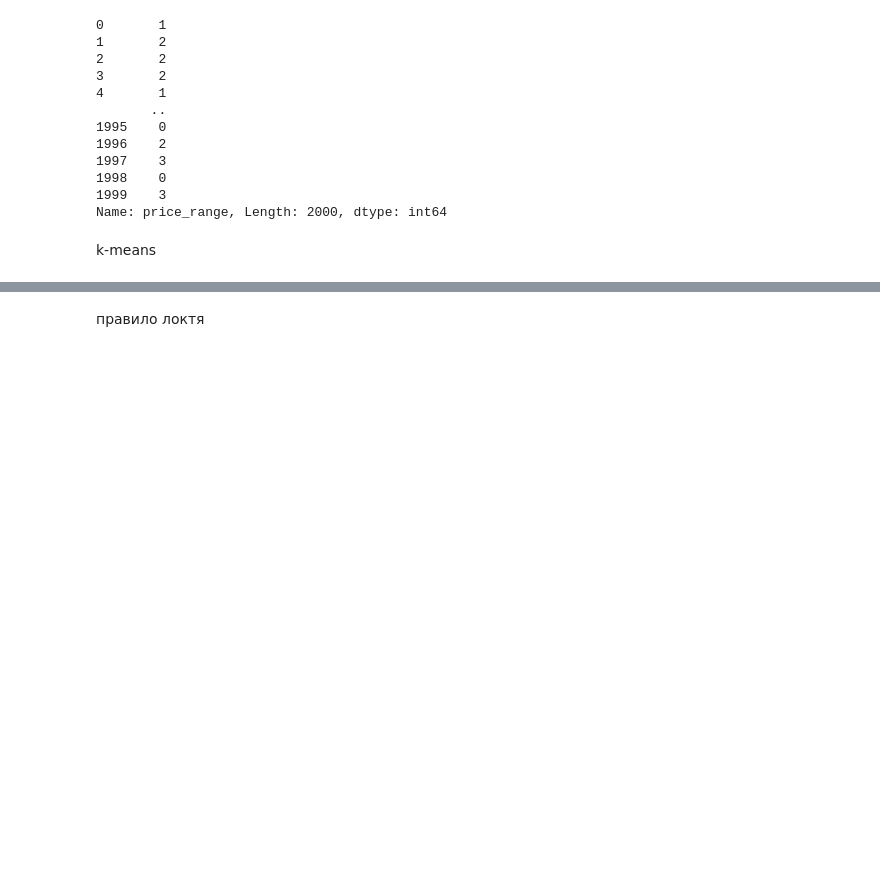
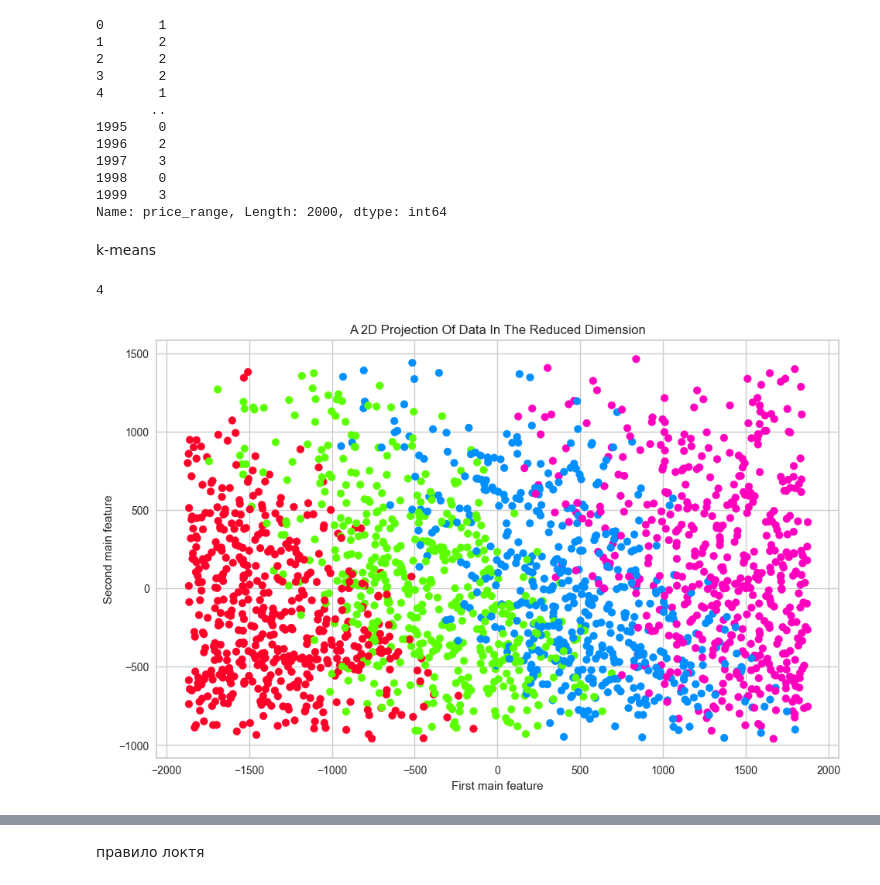
Before and after one commit to seruyvodoley/data-analysis-, a Jupyter notebook: 7 работа/Homework7.ipynb, the cells around one changed output, grey strips where cells are left out. Drawn from its saved outputs; the diff is of its cells as text; code cells hidden in the pictures; blank space fills up the shorter version.

```diff
--- a/7 работа/Homework7.ipynb
+++ b/7 работа/Homework7.ipynb
@@ -93,7 +94,10 @@ k-means
 # %%
 
 cl_count = np.unique(y if isinstance(y, np.ndarray) else y.values).size
+print(cl_count)
 kmean = KMeans(n_clusters=cl_count, random_state=7).fit(x)
+# %% [output]
+4
 # %%
 def plot_graphics(x, y, y_pred=None):
     fig = plt.figure(figsize=(25, 7))
@@ -124,6 +139,10 @@ def visualize_clusters(x, clusters):
     plt.ylabel('Component 2')
     plt.colorbar(label='Cluster')
     plt.show()
+# %%
+plot_graphics(x, y)
+# %% [output]
+[figure, added]
 # %%
 plot_graphics(x, y, y_pred=kmean.labels_)
 visualize_clusters(x, clusters=kmean.labels_)
```
Also changed, not shown: parts of 9 cells of this notebook, 5 other files.
